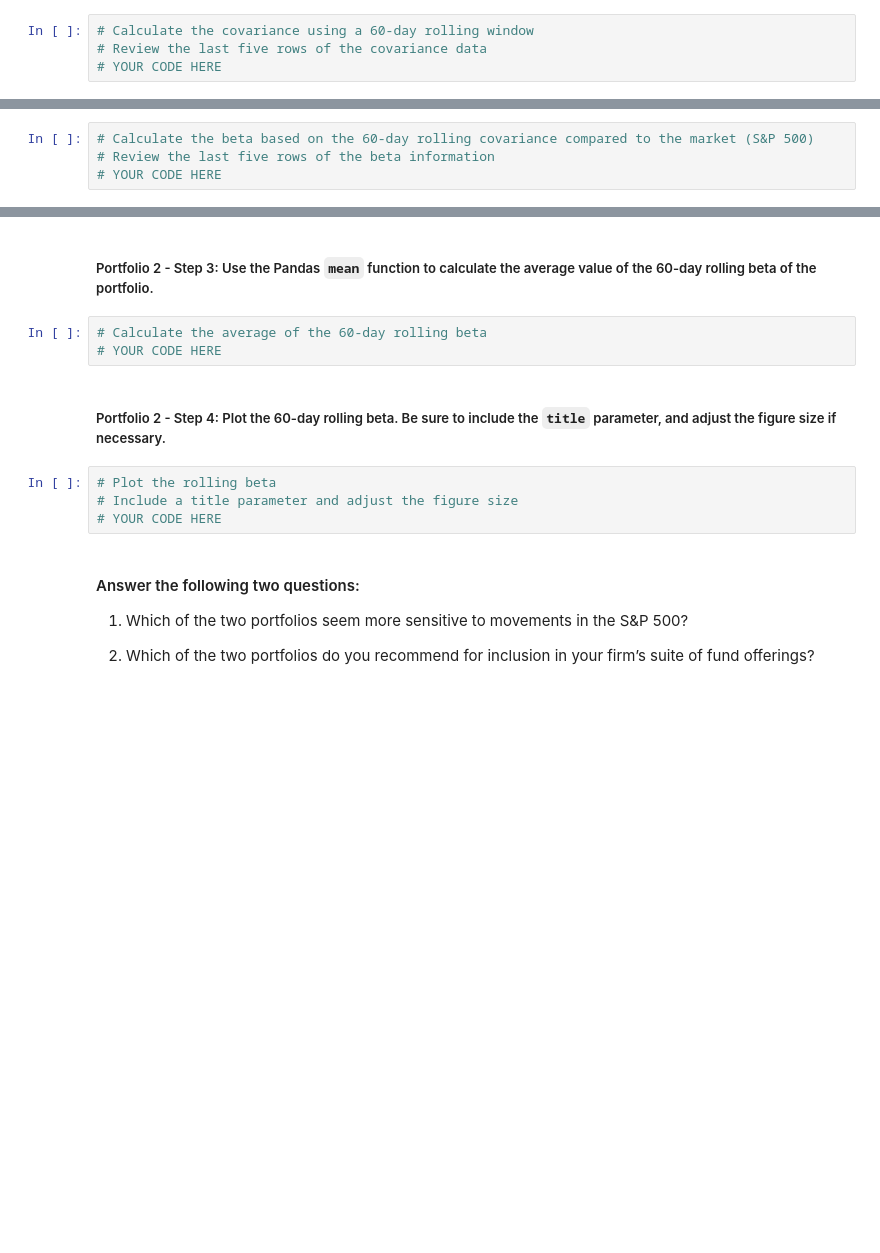
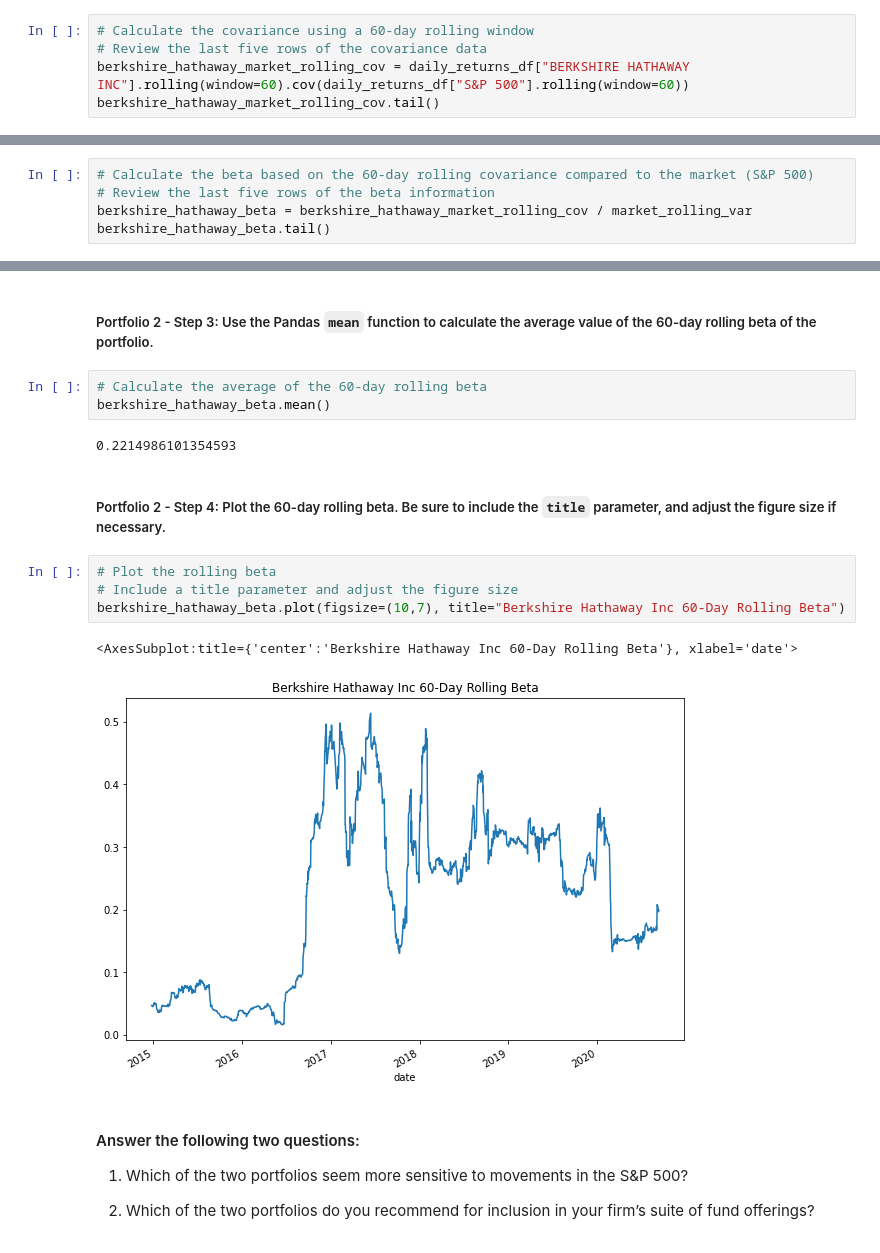
Before and after one commit to JunTheRewels/hw_m4_risk_analysis, a Jupyter notebook: Starter_Code/risk_return_analysis.ipynb, the cells around one changed output, grey strips where cells are left out. Cells and saved outputs as stored; diff of their text form; blank space fills up the shorter version.

```diff
--- a/Starter_Code/risk_return_analysis.ipynb
+++ b/Starter_Code/risk_return_analysis.ipynb
@@ -394,4 +426,5 @@ Your analysis is nearing completion. Now, you need to evaluate how the portfolio
 # %%
 # Calculate the covariance using a 60-day rolling window
 # Review the last five rows of the covariance data
-# YOUR CODE HERE
+berkshire_hathaway_market_rolling_cov = daily_returns_df["BERKSHIRE HATHAWAY INC"].rolling(window=60).cov(daily_returns_df["S&P 500"].rolling(window=60))
+berkshire_hathaway_market_rolling_cov.tail()
@@ -400,4 +441,5 @@ Your analysis is nearing completion. Now, you need to evaluate how the portfolio
 # %%
 # Calculate the beta based on the 60-day rolling covariance compared to the market (S&P 500)
 # Review the last five rows of the beta information
-# YOUR CODE HERE
+berkshire_hathaway_beta = berkshire_hathaway_market_rolling_cov / market_rolling_var
+berkshire_hathaway_beta.tail()
@@ -405,13 +455,18 @@ Your analysis is nearing completion. Now, you need to evaluate how the portfolio
 ##### Portfolio 2 - Step 3: Use the Pandas `mean` function to calculate the average value of the 60-day rolling beta of the portfolio.
 # %%
 # Calculate the average of the 60-day rolling beta
-# YOUR CODE HERE
+berkshire_hathaway_beta.mean()
+# %% [output]
+0.2214986101354593
 # %% [markdown]
 ##### Portfolio 2 - Step 4: Plot the 60-day rolling beta. Be sure to include the `title` parameter, and adjust the figure size if necessary.
 # %%
 # Plot the rolling beta
 # Include a title parameter and adjust the figure size
-# YOUR CODE HERE
+berkshire_hathaway_beta.plot(figsize=(10,7), title="Berkshire Hathaway Inc 60-Day Rolling Beta")
+# %% [output]
+<AxesSubplot:title={'center':'Berkshire Hathaway Inc 60-Day Rolling Beta'}, xlabel='date'>
+[figure, added]
 # %% [markdown]
 #### Answer the following two questions:
 
```
Also changed, not shown: parts of 9 cells of this notebook.
